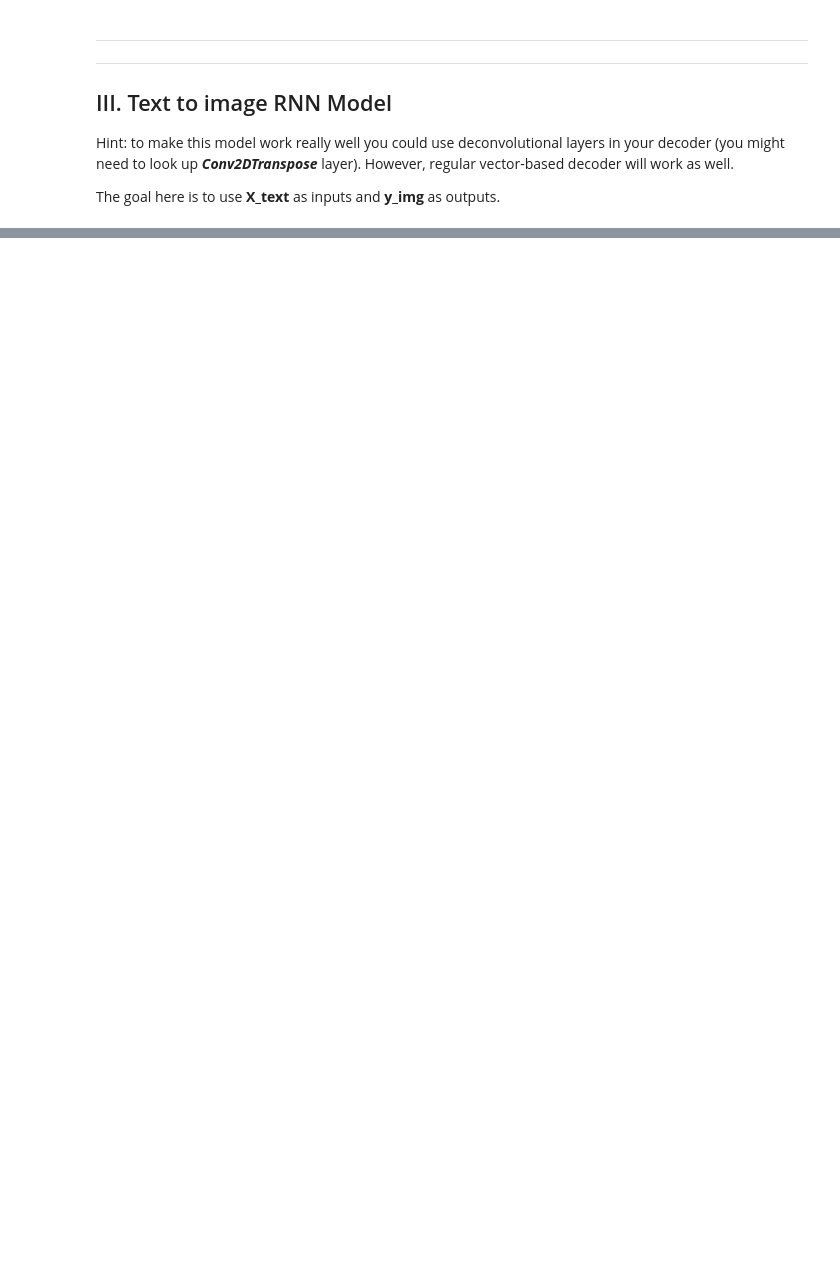
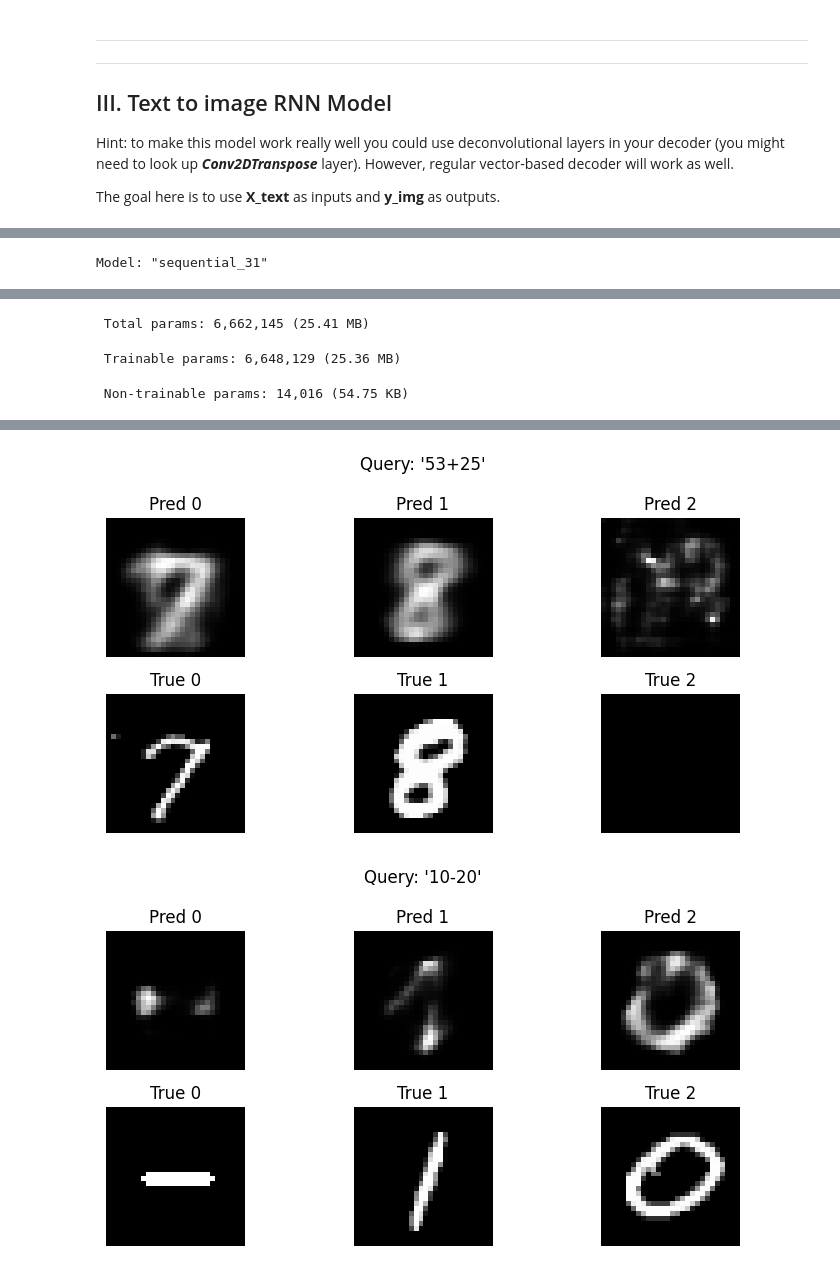
Before and after one commit to LewisBoulogne/IDL_assignment_2, a Jupyter notebook: A2_RNNs.ipynb, the cells around one changed output, grey strips where cells are left out. Cells and saved outputs as stored; diff of their text form; code cells hidden in the pictures; blank space fills up the shorter version.

```diff
--- a/A2_RNNs.ipynb
+++ b/A2_RNNs.ipynb
@@ -1348,48 +1361,38 @@ from tensorflow.keras.layers import LSTM, RepeatVector, TimeDistributed, Dense,
 def build_text2img_model_conv():
     text2img_conv = tf.keras.Sequential()
     # Apply BN to inputs
-    # text2img_conv.add(BatchNormalization(input_shape=(None, len(unique_characters))))
     # Encoder
     text2img_conv.add(LSTM(512,input_shape=(None, len(unique_characters))))
-    # text2img_conv.add(LSTM(256))
-
-    text2img_conv.add(Dropout(0.3))
     # Encoded vector
     text2img_conv.add(RepeatVector(max_answer_length))
 
     # Decoder
     text2img_conv.add(LSTM(512, return_sequences=True))
+    # text2img_conv.add(LSTM(256, return_sequences=True))
     text2img_conv.add(BatchNormalization())
-    text2img_conv.add(Dropout(0.3))
-
 
     # Transposed Convolutions (Generator)
     # Feature Expansion
-    text2img_conv.add(TimeDistributed(Dense(7*7*256, use_bias=True)))
+    text2img_conv.add(TimeDistributed(Dense(7*7*128, use_bias=True)))
     text2img_conv.add(TimeDistributed(BatchNormalization()))
-    # text2img_conv.add(TimeDistributed(Activation("relu")))
     text2img_conv.add(TimeDistributed(Activation(tf.keras.activations.leaky_relu)))
-    text2img_conv.add(TimeDistributed(Reshape((7, 7, 256))))
+    text2img_conv.add(TimeDistributed(Reshape((7, 7, 128))))
+
     # # Upsampling 1
     text2img_conv.add(TimeDistributed(Conv2DTranspose(128, (3,3), strides=2, padding='same', use_bias=True)))
     text2img_conv.add(TimeDistributed(BatchNormalization()))
-    # text2img_conv.add(TimeDistributed(Activation("relu")))
     text2img_conv.add(TimeDistributed(Activation(tf.keras.activations.leaky_relu)))
 
     text2img_conv.add(TimeDistributed(Conv2D(64, (3,3), strides=1, padding='same')))
     text2img_conv.add(TimeDistributed(BatchNormalization()))
-    # text2img_conv.add(TimeDistributed(Activation("relu")))
     text2img_conv.add(TimeDistributed(Activation(tf.keras.activations.leaky_relu)))
 
-
-    text2img_conv.add(TimeDistributed(Conv2D(32, (3,3), strides=1, padding='same')))
+    text2img_conv.add(TimeDistributed(Conv2DTranspose(32, (3,3), strides=2, padding='same')))
     text2img_conv.add(TimeDistributed(BatchNormalization()))
-    # text2img_conv.add(TimeDistributed(Activation("relu")))
     text2img_conv.add(TimeDistributed(Activation(tf.keras.activations.leaky_relu)))
 
-
     # Upsampling 3 (Final Output)
-    text2img_conv.add(TimeDistributed(Conv2DTranspose(1, (3,3), strides=2, padding='same', activation='sigmoid')))
+    text2img_conv.add(TimeDistributed(Conv2D(1, (3,3), strides=1, padding='same', activation='sigmoid')))
     text2img_conv.compile(loss='binary_crossentropy', optimizer='adam')
     text2img_conv.summary()
     return text2img_conv
@@ -1418,7 +1421,7 @@ text2img_conv = build_text2img_model_conv()
 history_t2i = text2img_conv.fit(X_train_ti,
                                 y_train_ti,
                                 validation_split = 0.2,
-                                epochs = 20,
+                                epochs = 50,
                                 batch_size = 32)
 
 # Predict first 5 test images
@@ -1444,3 +1447,5 @@ for i in range(5):
     plt.suptitle(f"Query: '{X_text[test_idx[i]]}'")
     plt.tight_layout()
     plt.show()
+# %% [output]
+Model: "sequential_31"
@@ -1446,0 +1469,3 @@ for i in range(5):
+ Total params: 6,662,145 (25.41 MB)
+ Trainable params: 6,648,129 (25.36 MB)
+ Non-trainable params: 14,016 (54.75 KB)
@@ -1446,0 +1489,2 @@ for i in range(5):
+[figure, added]
+[figure, added]
```
Also changed, not shown: parts of 16 cells of this notebook.
